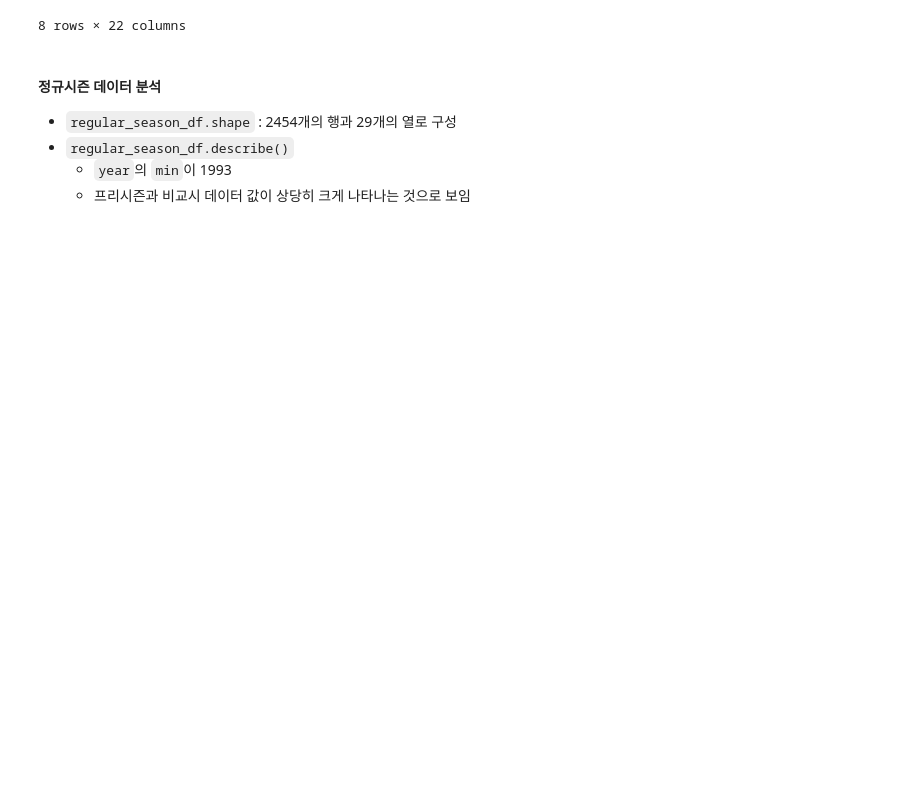
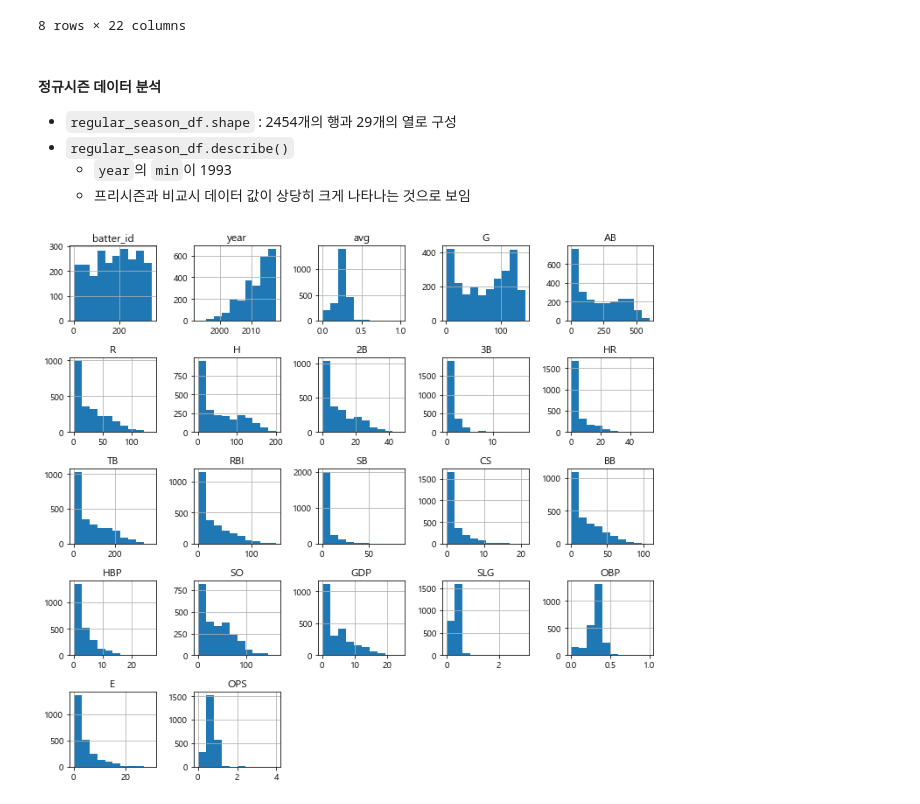
Before and after one commit to msio900/dacon_1st_solution, a Jupyter notebook: Chap01_practice.ipynb, the cells around one changed output. Drawn from its saved outputs; the diff is of its cells as text; code cells hidden in the pictures; blank space fills up the shorter version.

```diff
--- a/Chap01_practice.ipynb
+++ b/Chap01_practice.ipynb
@@ -140,3 +140,9 @@ display(regular_season_df.shape, regular_season_df.head(), regular_season_df.des
 * `regular_season_df.describe()`
     * `year`의 `min`이 1993
     * 프리시즌과 비교시 데이터 값이 상당히 크게 나타나는 것으로 보임
+# %%
+regular_season_df.hist(figsize=(10, 9))
+plt.tight_layout()
+plt.show()
+# %% [output]
+[figure, added]
```
Also changed, not shown: parts of 1 cell of this notebook.
